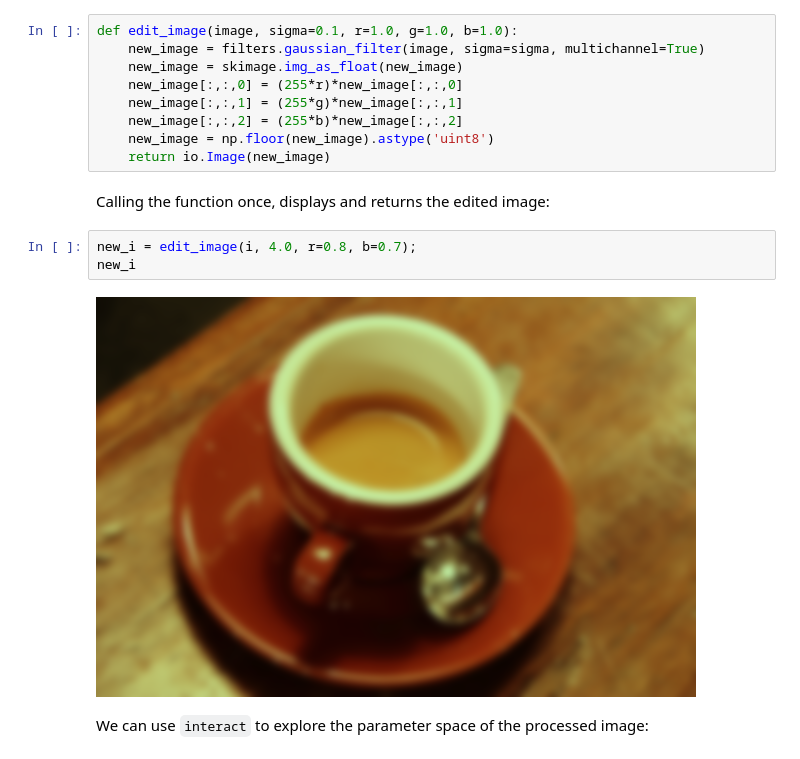
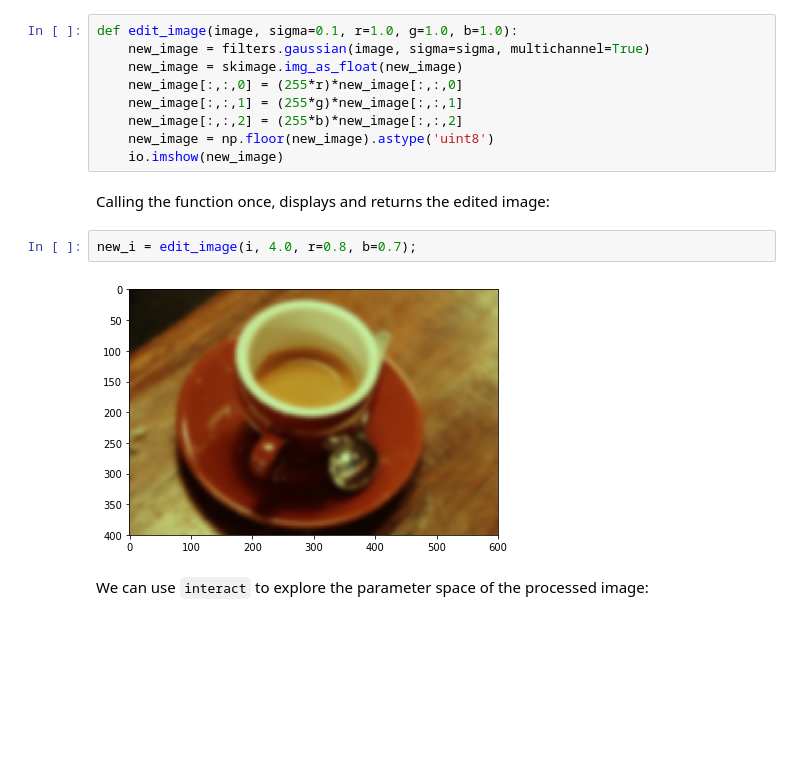
Before and after one commit to ellisonbg/jupyter-talks, a Jupyter notebook: 13-Interaction.ipynb, the cells around one changed output. Cells and saved outputs as stored; diff of their text form; blank space fills up the shorter version.

```diff
--- a/13-Interaction.ipynb
+++ b/13-Interaction.ipynb
@@ -28,20 +28,19 @@ io.Image(i)
 Here is a function that can applies a Gaussian blur and adjusts the RGB channels:
 # %%
 def edit_image(image, sigma=0.1, r=1.0, g=1.0, b=1.0):
-    new_image = filters.gaussian_filter(image, sigma=sigma, multichannel=True)
+    new_image = filters.gaussian(image, sigma=sigma, multichannel=True)
     new_image = skimage.img_as_float(new_image)
     new_image[:,:,0] = (255*r)*new_image[:,:,0]
     new_image[:,:,1] = (255*g)*new_image[:,:,1]
     new_image[:,:,2] = (255*b)*new_image[:,:,2]
     new_image = np.floor(new_image).astype('uint8')
-    return io.Image(new_image)
+    io.imshow(new_image)
 # %% [markdown]
 Calling the function once, displays and returns the edited image:
 # %%
 new_i = edit_image(i, 4.0, r=0.8, b=0.7);
-new_i
 # %% [output]
-[figure, old version]
+[figure, new version]
 # %% [markdown]
 We can use `interact` to explore the parameter space of the processed image:
 # %%
```
Also changed, not shown: parts of 5 cells of this notebook, 2 other files.
